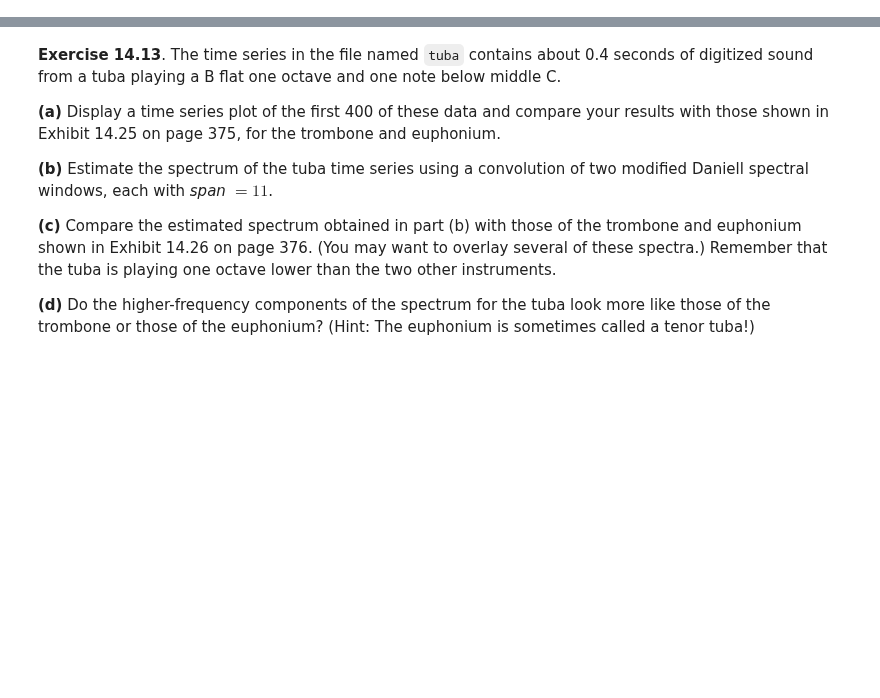
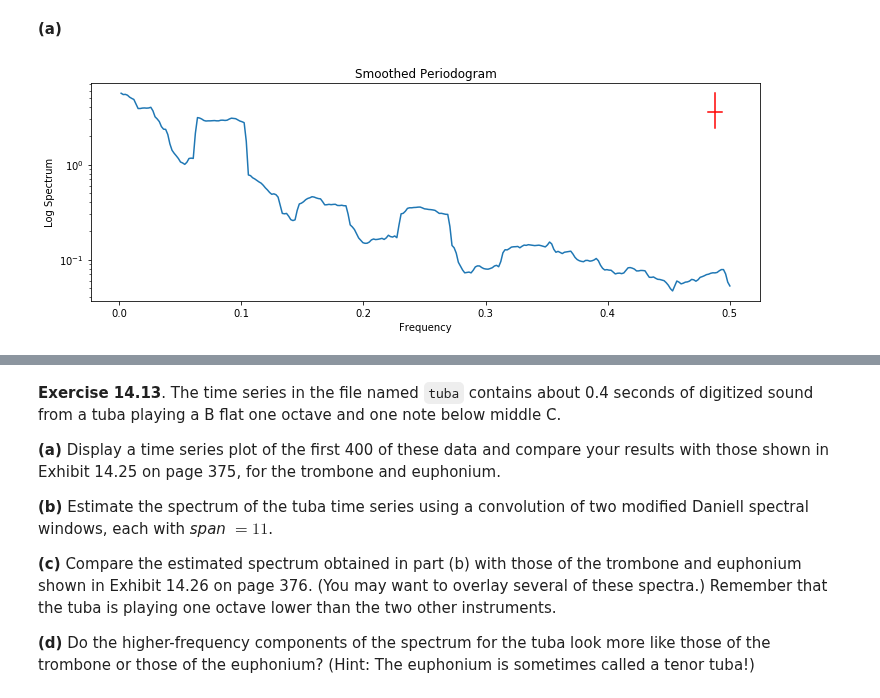
Before and after one commit to telmo-correa/time-series-analysis, a Jupyter notebook: Python/Chapter 14 (Ex 11 - 13) - Estimating the Spectrum.ipynb, the cells around one changed output, grey strips where cells are left out. Cells and saved outputs as stored; diff of their text form; code cells hidden in the pictures; blank space fills up the shorter version.

```diff
--- a/Python/Chapter 14 (Ex 11 - 13) - Estimating the Spectrum.ipynb
+++ b/Python/Chapter 14 (Ex 11 - 13) - Estimating the Spectrum.ipynb
@@ -16,0 +61,9 @@
+# %%
+Y = np.log(pd.read_csv('../data/flow.dat')['flow'])
+# %% [markdown]
+**(a)**
+# %%
+plt.figure(figsize=(12, 4))
+s1 = spec_pgram(Y, spans=[25], taper=0.1, plot=True)
+# %% [output]
+[figure, added]
```
Also changed, not shown: parts of 36 cells of this notebook, 2 other files.
